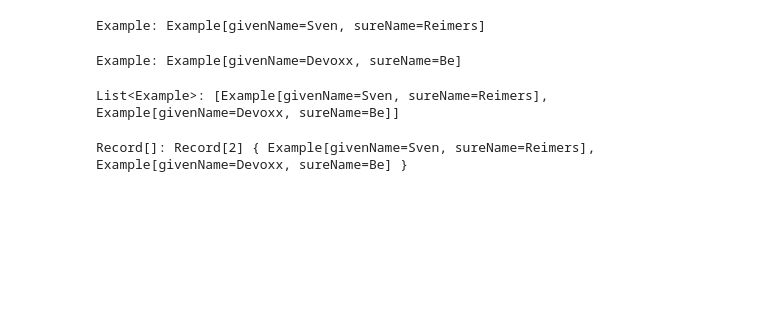
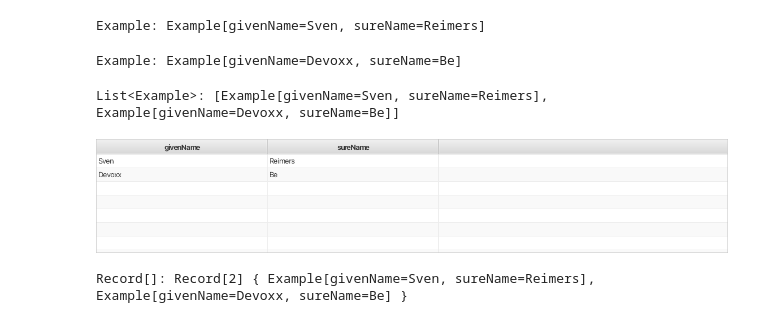
Before and after one commit to jtaccuino/jtaccuino, a Jupyter notebook: examples/experiments/recordsDisplay.ipynb, the cells around one changed output. Saved outputs shown, nothing was run; the diff lists cells and outputs as text; code cells hidden in the pictures; blank space fills up the shorter version.

```diff
--- a/examples/experiments/recordsDisplay.ipynb
+++ b/examples/experiments/recordsDisplay.ipynb
@@ -19,6 +19,10 @@ var names = List.of(a,b);
 names
 # %% [output]
 List<Example>: [Example[givenName=Sven, sureName=Reimers], Example[givenName=Devoxx, sureName=Be]]
+# %%
+display(names)
+# %% [output]
+[figure, added]
 # %%
 var arrayNames = new Record[]{a, b}
 # %%
```
Also changed, not shown: parts of 1 cell of this notebook, 9 other files.
